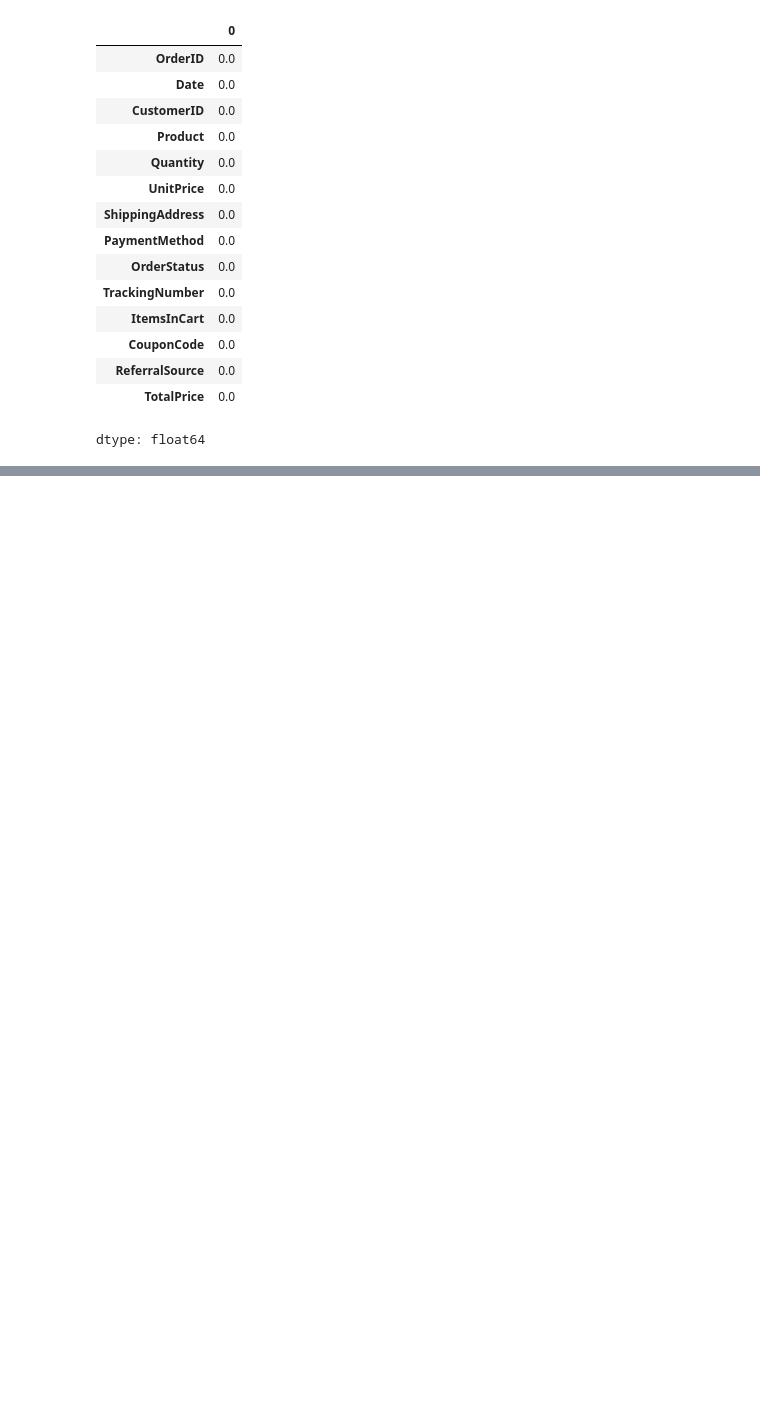
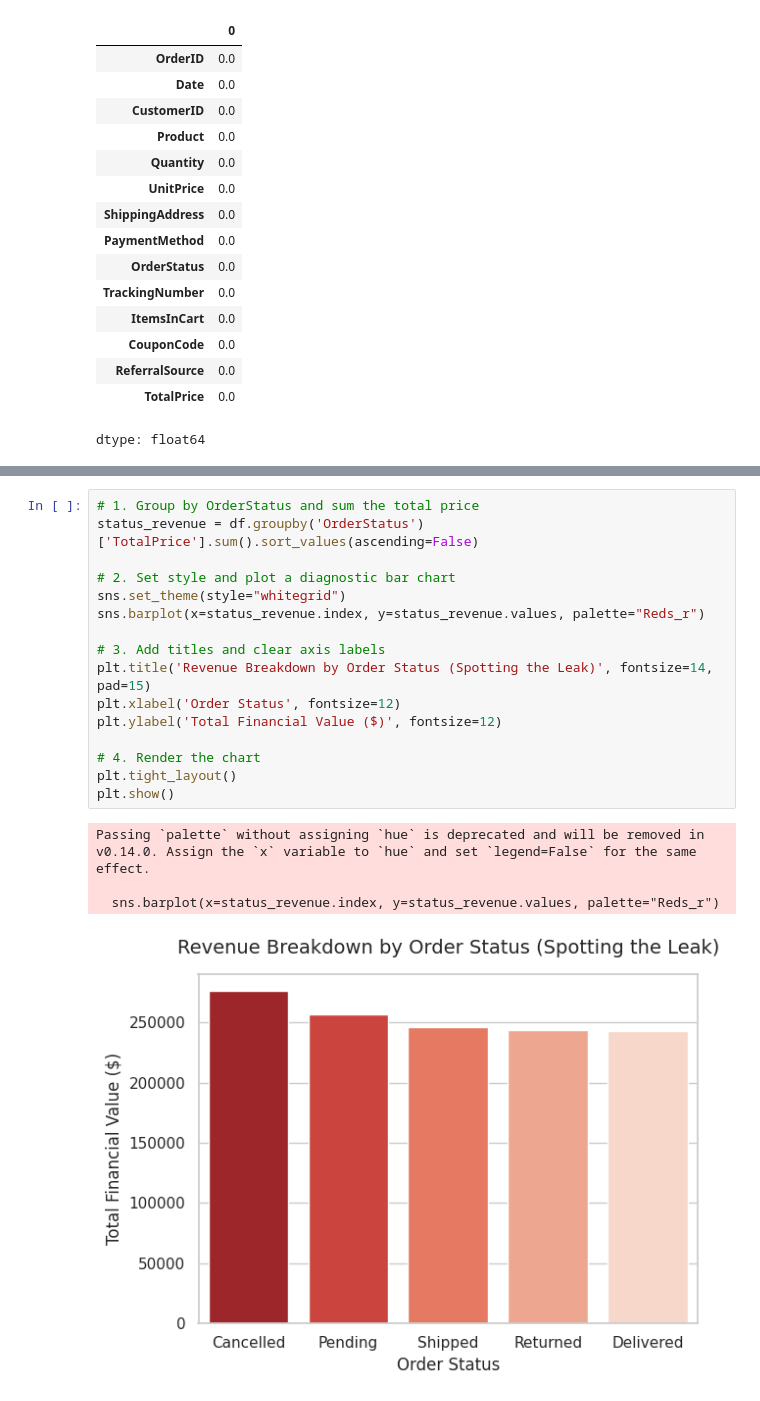
Before and after one commit to syedaaikit/data-analyst-portfolio, a Jupyter notebook: Decodelabs/data_cleaning.ipynb, the cells around one changed output, grey strips where cells are left out. Cells and saved outputs as stored; diff of their text form; blank space fills up the shorter version.

```diff
--- a/Decodelabs/data_cleaning.ipynb
+++ b/Decodelabs/data_cleaning.ipynb
@@ -104,0 +175,21 @@ dtype: float64
+# %%
+# 1. Group by OrderStatus and sum the total price
+status_revenue = df.groupby('OrderStatus')['TotalPrice'].sum().sort_values(ascending=False)
+
+# 2. Set style and plot a diagnostic bar chart
+sns.set_theme(style="whitegrid")
+sns.barplot(x=status_revenue.index, y=status_revenue.values, palette="Reds_r")
+
+# 3. Add titles and clear axis labels
+plt.title('Revenue Breakdown by Order Status (Spotting the Leak)', fontsize=14, pad=15)
+plt.xlabel('Order Status', fontsize=12)
+plt.ylabel('Total Financial Value ($)', fontsize=12)
+
+# 4. Render the chart
+plt.tight_layout()
+plt.show()
+# %% [output]
+Passing `palette` without assigning `hue` is deprecated and will be removed in v0.14.0. Assign the `x` variable to `hue` and set `legend=False` for the same effect.
+
+  sns.barplot(x=status_revenue.index, y=status_revenue.values, palette="Reds_r")
+[figure, added]
```
Also changed, not shown: parts of 10 cells of this notebook.
